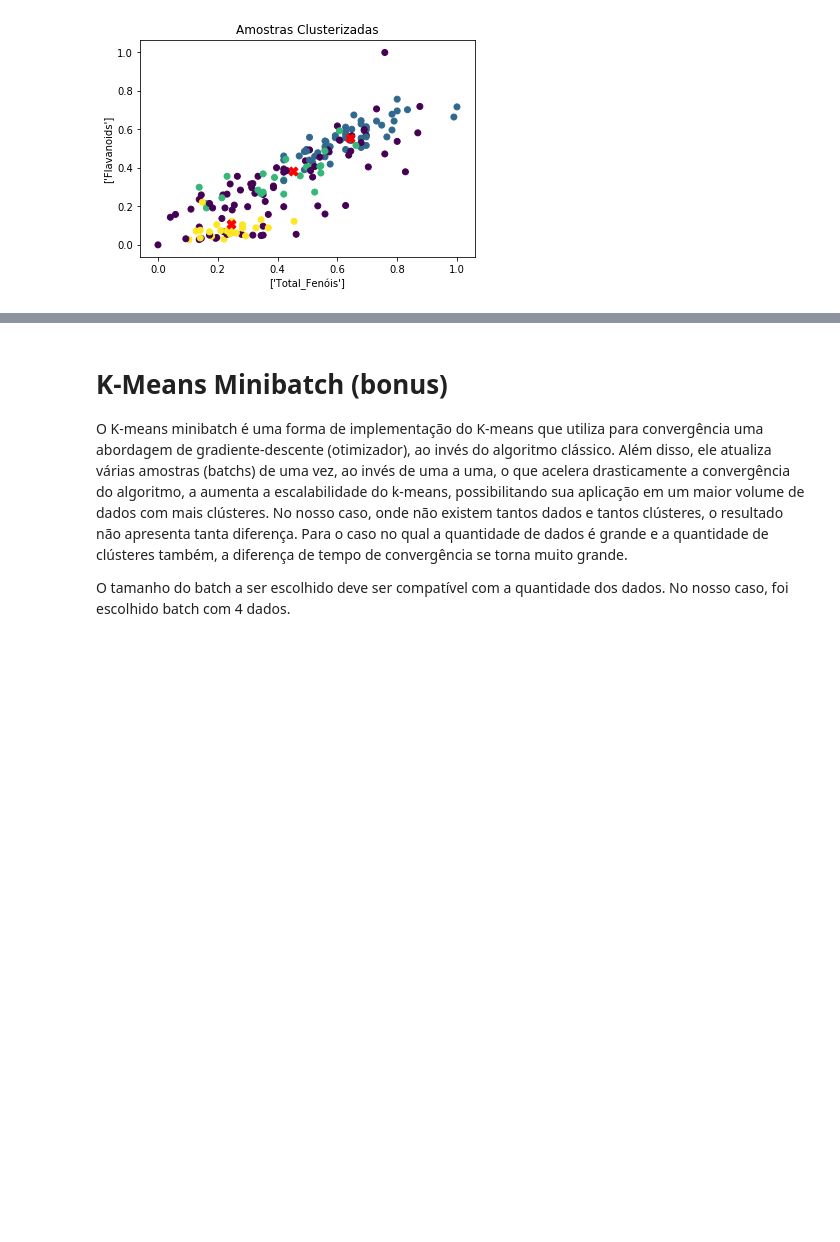
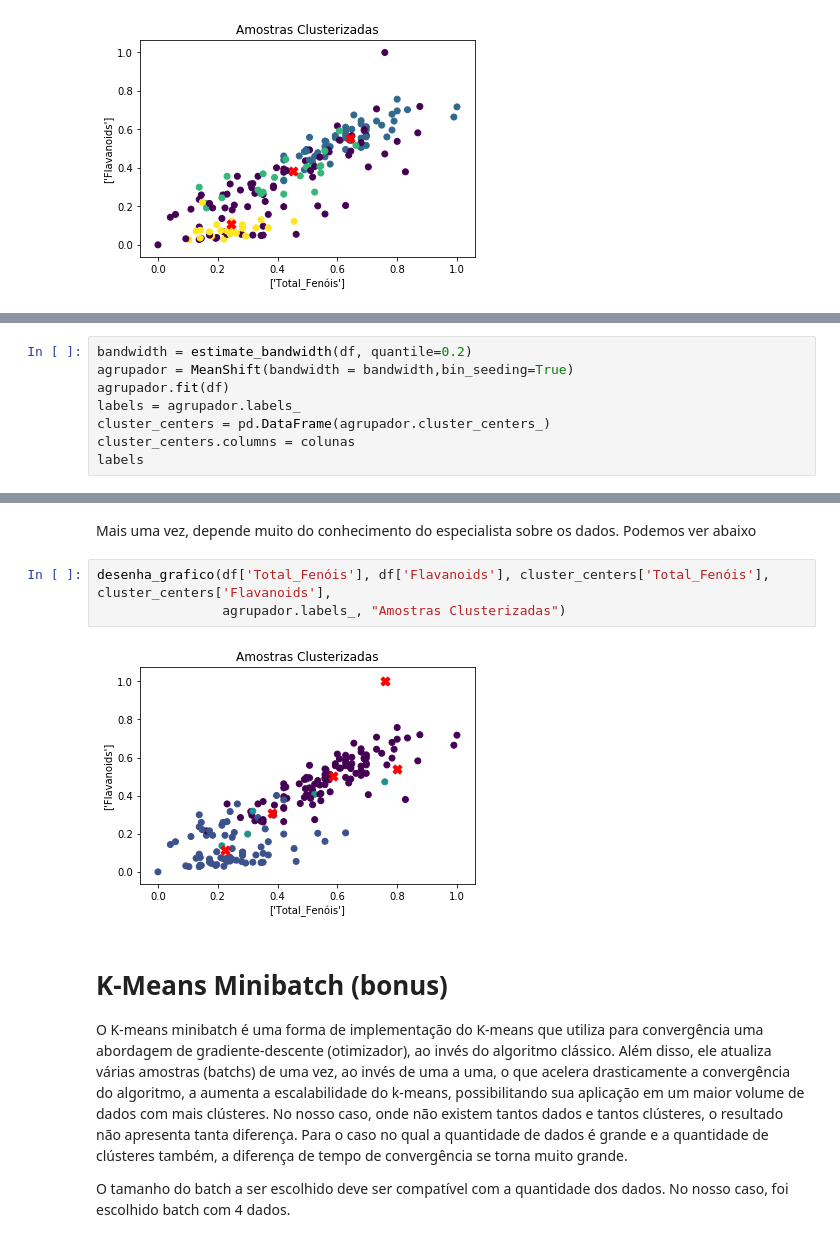
Before and after one commit to GabrielGomesBr/stairway-to-clustering, a Jupyter notebook: Stairway to clustering.ipynb, the cells around one changed output, grey strips where cells are left out. Drawn from its saved outputs; the diff is of its cells as text; blank space fills up the shorter version.

```diff
--- a/Stairway to clustering.ipynb
+++ b/Stairway to clustering.ipynb
@@ -450,0 +562,8 @@ desenha_grafico(df['Total_Fenóis'], df['Flavanoids'], centroides['Total_Fenóis
+# %%
+bandwidth = estimate_bandwidth(df, quantile=0.2)
+agrupador = MeanShift(bandwidth = bandwidth,bin_seeding=True)
+agrupador.fit(df)
+labels = agrupador.labels_
+cluster_centers = pd.DataFrame(agrupador.cluster_centers_)
+cluster_centers.columns = colunas
+labels
@@ -451,3 +580,10 @@ desenha_grafico(df['Total_Fenóis'], df['Flavanoids'], centroides['Total_Fenóis
+# %% [markdown]
+Mais uma vez, depende muito do conhecimento do especialista sobre os dados. Podemos ver abaixo
+# %%
+desenha_grafico(df['Total_Fenóis'], df['Flavanoids'], cluster_centers['Total_Fenóis'], cluster_centers['Flavanoids'],
+                agrupador.labels_, "Amostras Clusterizadas")
+# %% [output]
+[figure, added]
 # %% [markdown]
 
 
```
Also changed, not shown: parts of 20 cells of this notebook.
